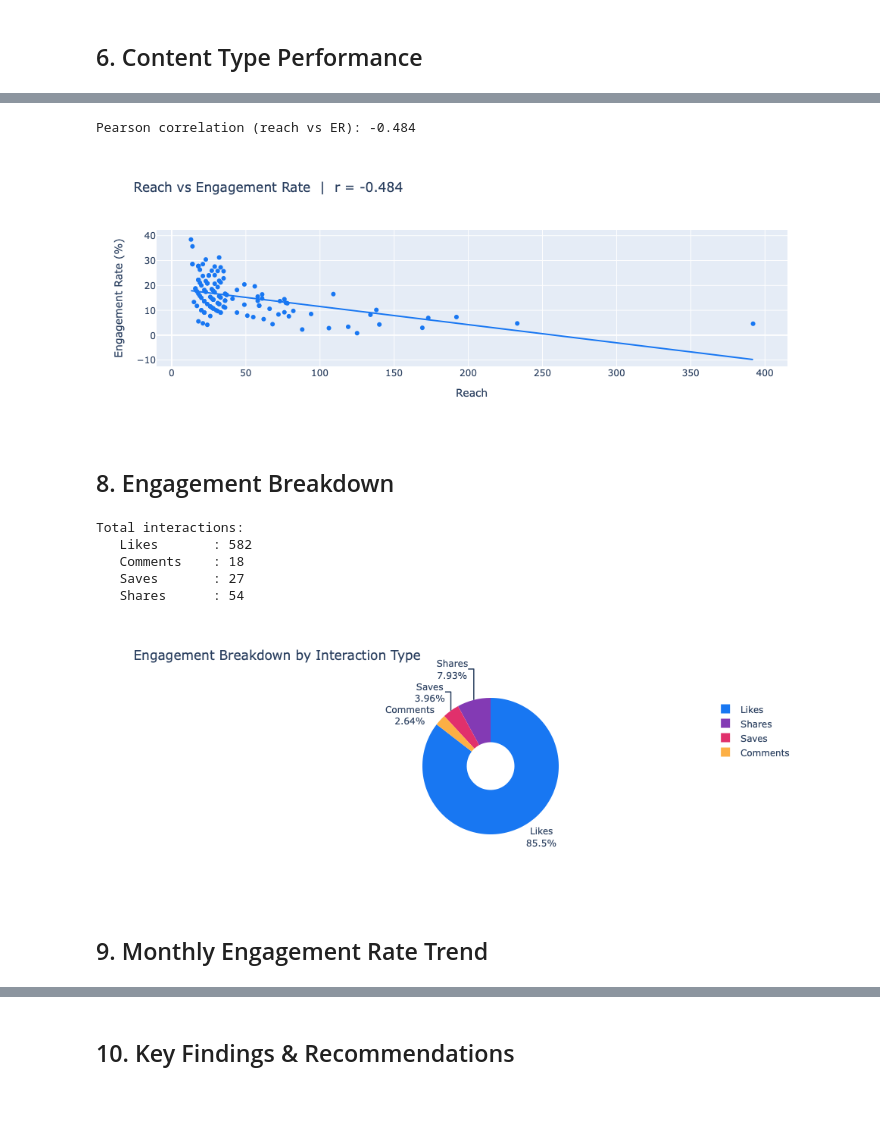
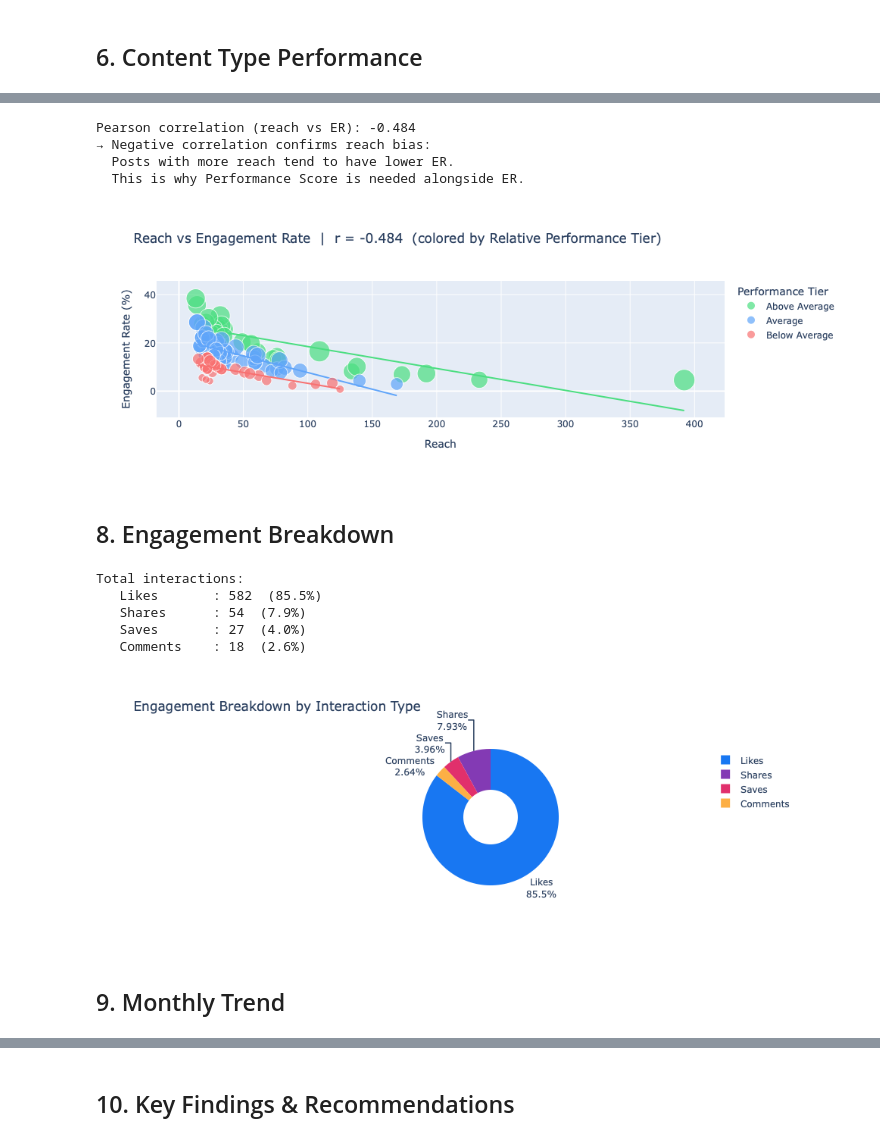
Before and after one commit to mariagarciasehara/social-media-analytics-travelmex, a Jupyter notebook: notebooks/instagram/01_EDA.ipynb, the cells around one changed output, grey strips where cells are left out. Saved outputs shown, nothing was run; the diff lists cells and outputs as text; code cells hidden in the pictures; blank space fills up the shorter version.

```diff
--- a/notebooks/instagram/01_EDA.ipynb
+++ b/notebooks/instagram/01_EDA.ipynb
@@ -309,0 +484,17 @@ else:
+# %%
+if type_col and type_col in df.columns:
+    type_stats = df.groupby(type_col).agg(
+        Posts=(er_col, "count"),
+        Avg_ER=(er_col, "mean"),
+        Avg_Score=(ps_col, "mean"),
+        Median_ER=(er_col, "median"),
+        Std_ER=(er_col, "std")
+    ).round(2).sort_values("Avg_Score", ascending=False)
+
+    best_type_er = type_stats["Avg_ER"].idxmax()
+    best_type_ps = type_stats["Avg_Score"].idxmax()
+
+    print(f"Best content type by ER              : {best_type_er}")
+    print(f"Best content type by Performance Score: {best_type_ps}")
+    print()
+    display(type_stats)
@@ -310,54 +558,71 @@ else:
 # %%
-denom_col = meta.get("reach_col") or meta.get("impressions_col") or meta.get("views_col")
+if denom_col and denom_col in df.columns:
+    plot_df = df[[denom_col, er_col, ps_col, tier_rel]].dropna()
+    corr    = plot_df[denom_col].corr(plot_df[er_col])
 
-if denom_col and denom_col in df.columns:
-    plot_df = df[[denom_col, er_col]].dropna()
-    corr    = plot_df[denom_col].corr(plot_df[er_col])
     print(f"Pearson correlation ({denom_col} vs ER): {corr:.3f}")
+    if corr < -0.2:
+        print(f"→ Negative correlation confirms reach bias:")
+        print(f"  Posts with more reach tend to have lower ER.")
+        print(f"  This is why Performance Score is needed alongside ER.")
 
     fig = px.scatter(
-        plot_df, x=denom_col, y=er_col,
+        plot_df,
+        x=denom_col, y=er_col,
+        color=tier_rel,
+        size=ps_col,
+        color_discrete_map={
+            "Above Average": "#4ade80",
+            "Average":       "#60a5fa",
+            "Below Average": "#f87171"
+        },
         trendline="ols",
-        labels={denom_col: denom_col.replace("_"," ").title(), er_col: "Engagement Rate (%)"},
-        title=f"{denom_col.replace('_',' ').title()} vs Engagement Rate  |  r = {corr:.3f}",
-        color_discrete_sequence=[BRAND_BLUE]
+        title=f"Reach vs Engagement Rate  |  r = {corr:.3f}  (colored by Relative Performance Tier)",
+        labels={
+            denom_col: denom_col.replace("_"," ").title(),
+            er_col:    "Engagement Rate (%)",
+            tier_rel:  "Performance Tier"
+        }
     )
     fig.show()
 # %% [output]
 Pearson correlation (reach vs ER): -0.484
+→ Negative correlation confirms reach bias:
+  Posts with more reach tend to have lower ER.
+  This is why Performance Score is needed alongside ER.
-[figure, old version]
+[figure, new version]
 # %% [markdown]
 ## 8. Engagement Breakdown
 # %%
-breakdown = {
+breakdown = {k: v for k, v in {
     "Likes":    meta.get("likes_col"),
     "Comments": meta.get("comments_col"),
     "Saves":    meta.get("saves_col"),
     "Shares":   meta.get("shares_col"),
-}
-breakdown = {k: v for k, v in breakdown.items() if v and v in df.columns}
+}.items() if v and v in df.columns}
 
 if breakdown:
     totals = {k: int(df[v].sum()) for k, v in breakdown.items()}
     print("Total interactions:")
-    for k, v in totals.items():
-        print(f"   {k:12s}: {v:,}")
+    for k, v in sorted(totals.items(), key=lambda x: -x[1]):
+        pct = v / sum(totals.values()) * 100
+        print(f"   {k:12s}: {v:,}  ({pct:.1f}%)")
 
     fig = px.pie(
         values=list(totals.values()),
         names=list(totals.keys()),
         title="Engagement Breakdown by Interaction Type",
         color_discrete_sequence=PALETTE,
-        hole=0.35
+        hole=0.4
     )
     fig.update_traces(textposition="outside", textinfo="percent+label")
     fig.show()
 # %% [output]
 Total interactions:
-   Likes       : 582
-   Comments    : 18
-   Saves       : 27
-   Shares      : 54
+   Likes       : 582  (85.5%)
+   Shares      : 54  (7.9%)
+   Saves       : 27  (4.0%)
+   Comments    : 18  (2.6%)
 [figure]
 # %% [markdown]
-## 9. Monthly Engagement Rate Trend
+## 9. Monthly Trend
```
Also changed, not shown: parts of 35 cells of this notebook, 6 other files.
